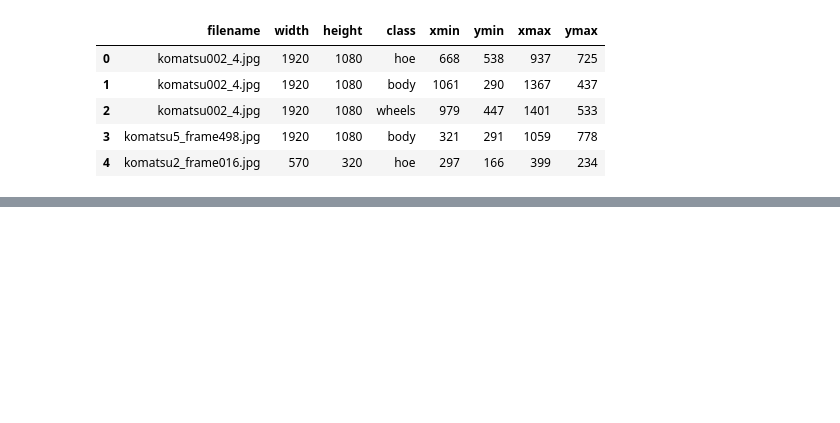
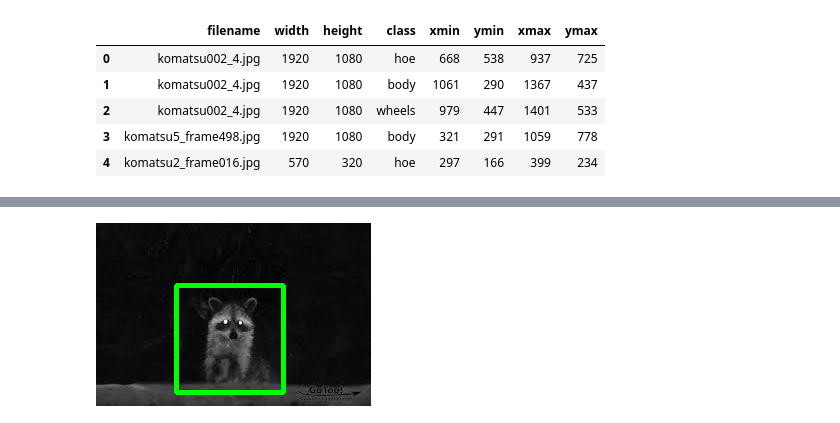
Before and after one commit to Toku11/Backhoe-detect-transfer-learning, a Jupyter notebook: draw boxes.ipynb, the cells around one changed output, grey strips where cells are left out. Cells and saved outputs as stored; diff of their text form; code cells hidden in the pictures; blank space fills up the shorter version.

```diff
--- a/draw boxes.ipynb
+++ b/draw boxes.ipynb
@@ -3,7 +3,7 @@ import cv2
 import pandas as pd
 from PIL import Image
 # %%
-full_labels = pd.read_csv('data1/Skycatch.csv')
+full_labels = pd.read_csv('data/Skycatch.csv')
 # %%
 full_labels.head()
 # %% [output]
@@ -28,0 +31,4 @@ Image.fromarray(draw_boxes('komatsu3_frame111.jpg'))
+# %%
+Image.fromarray(draw_boxes('raccoon-150.jpg'))
+# %% [output]
+[figure, added]
```
Also changed, not shown: parts of 7 cells of this notebook, 25 other files.
